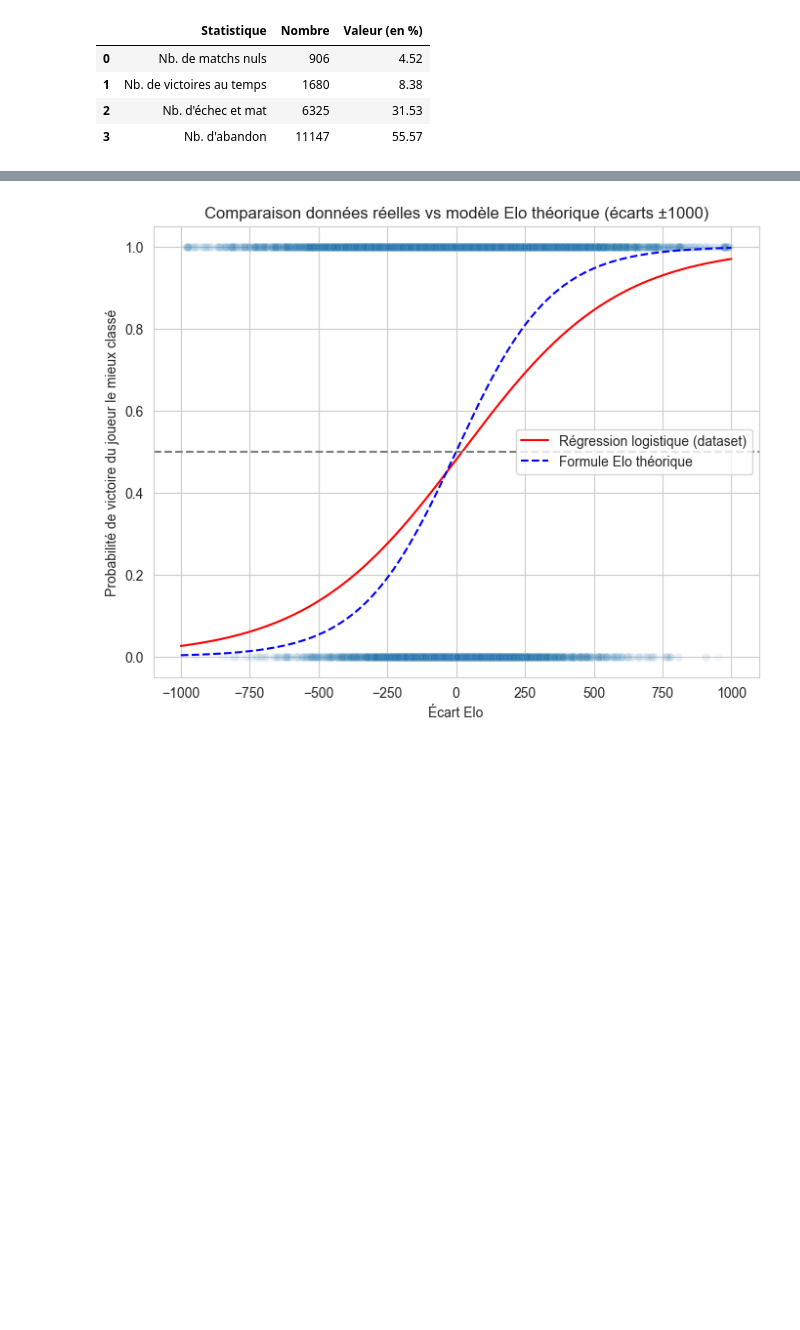
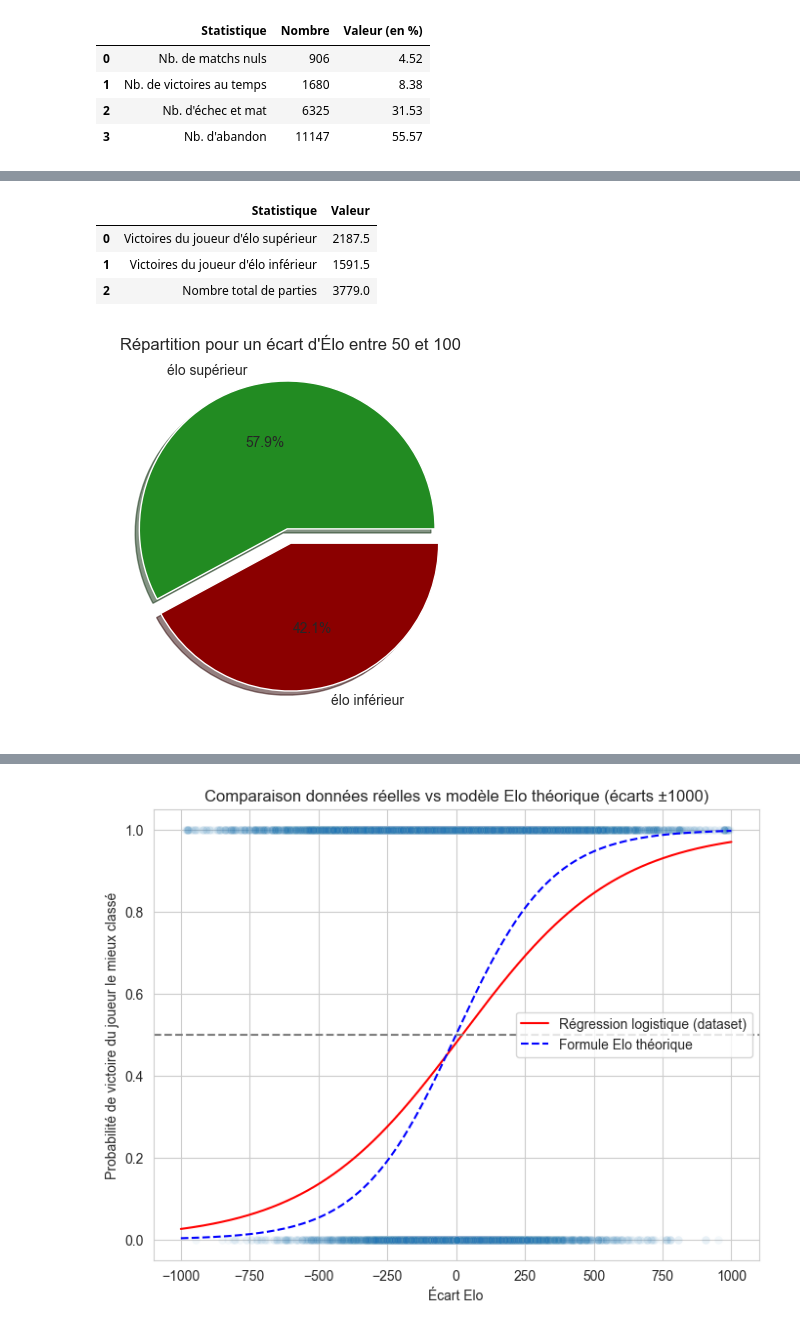
Before and after one commit to IdrissG94/Lichess-Dataset-Exploration, a Jupyter notebook: data_exploration.ipynb, the cells around one changed output, grey strips where cells are left out. Cells and saved outputs as stored; diff of their text form; code cells hidden in the pictures; blank space fills up the shorter version.

```diff
--- a/data_exploration.ipynb
+++ b/data_exploration.ipynb
@@ -293,0 +235,10 @@ display(summary_df)
+# %%
+#écart d'élo 2 (En comptant les matchs nuls comme 1/2 victoire)
+
+analyser_ecart_elo(games,50,100)
+# %% [output]
+|  | Statistique | Valeur |
+| 0 | Victoires du joueur d'élo supérieur | 2187.5 |
+| 1 | Victoires du joueur d'élo inférieur | 1591.5 |
+| 2 | Nombre total de parties | 3779.0 |
+[figure, added]
```
Also changed, not shown: parts of 7 cells of this notebook.
